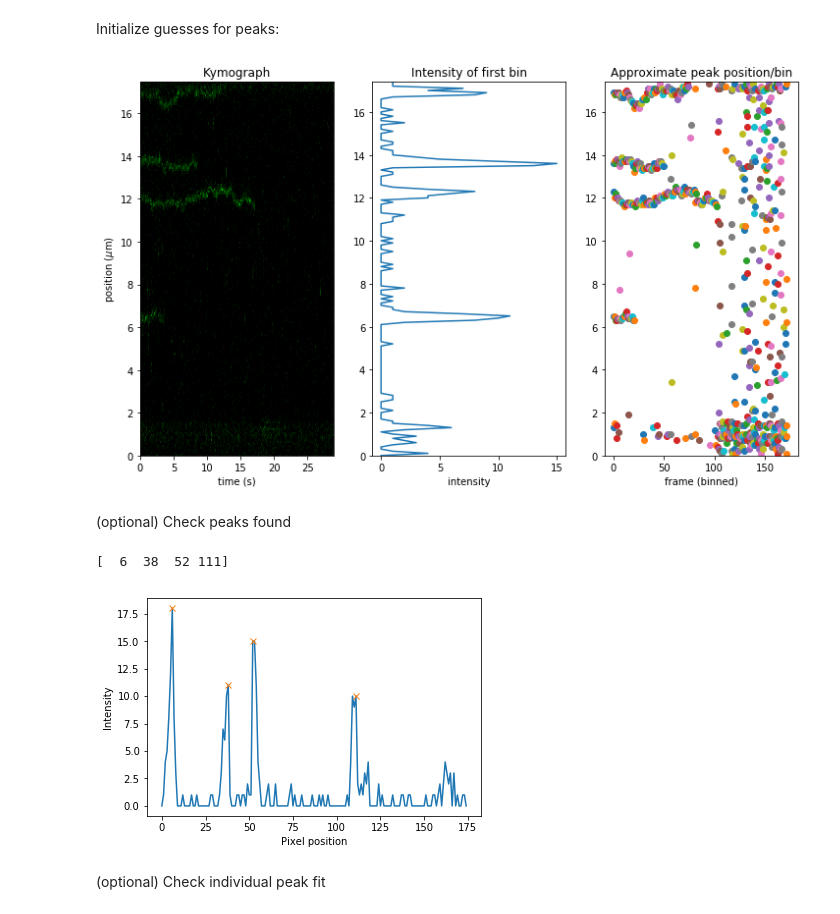
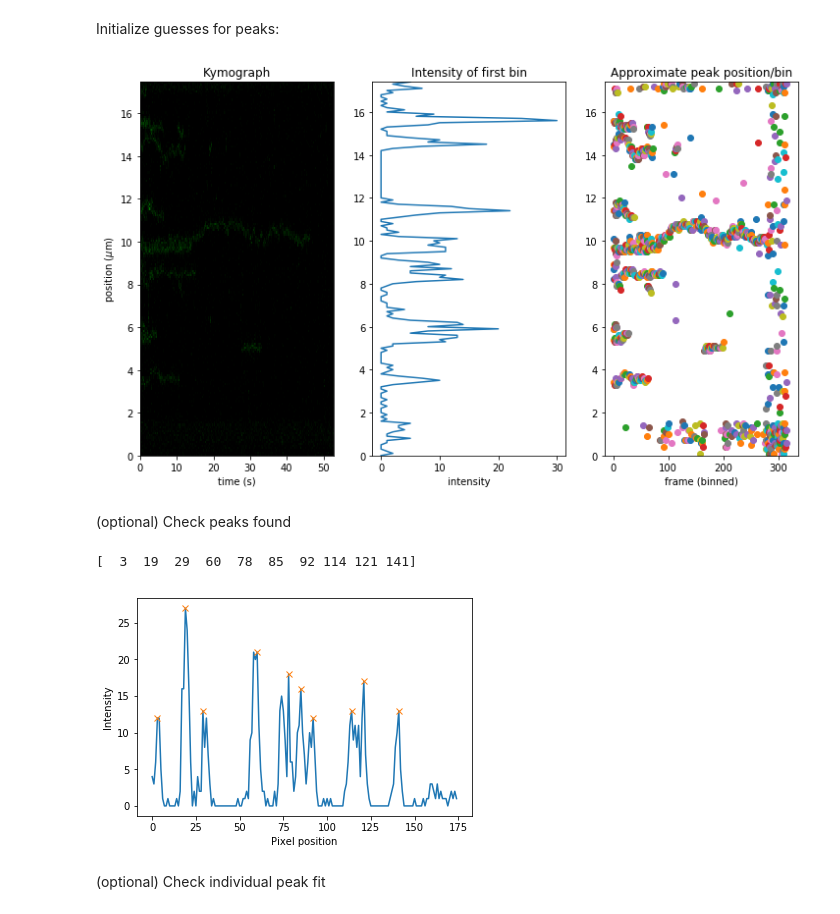
Before and after one commit to ccarcam1/JHU_c-trap, a Jupyter notebook: analysis/kymo-trace.ipynb, the cells around one changed output. Drawn from its saved outputs; the diff is of its cells as text; code cells hidden in the pictures.

```diff
--- a/analysis/kymo-trace.ipynb
+++ b/analysis/kymo-trace.ipynb
@@ -25,2 +15,13 @@ kymo=file.kymos[k]
 # %% [markdown]
 Parameters:
+# %%
+#finding files
+#seems like having issues with named file formats
+
+k='3'
+dire= '/mnt/d/OneDrive - Johns Hopkins University/Ha_CCarcamo/Data/C_Trap/2019-08-27_SWR1_ATP/h5/'
+filename= glob.glob(dire + ("* {}.*h5").format(k))
+print(filename)
+file = pylake.File(filename[0])
+# print(file)
+kymo=file.kymos[k]
@@ -99,21 +102,21 @@ if icolor!=1:
 plt.title('Kymograph');
 plt.savefig(dire+'guess-'+k+'.png')
 # %% [output]
-[figure, old version]
+[figure, new version]
 # %% [markdown]
 (optional) Check peaks found
 # %%
 #[optional]
-n=2 #check peak finding in specific frames
+n=3 #check peak finding in specific frames
 plt.plot(rgre[n])
 plt.plot(pklst[n],rgre[n][pklst[n]],"x")
 plt.xlabel('Pixel position')
 plt.ylabel('Intensity')
 
 print(pklst[n])
 # %% [output]
-[  6  38  52 111]
+[  3  19  29  60  78  85  92 114 121 141]
-[figure, old version]
+[figure, new version]
 # %% [markdown]
 (optional) Check individual peak fit
 # %%
```
Also changed, not shown: parts of 11 cells of this notebook.
